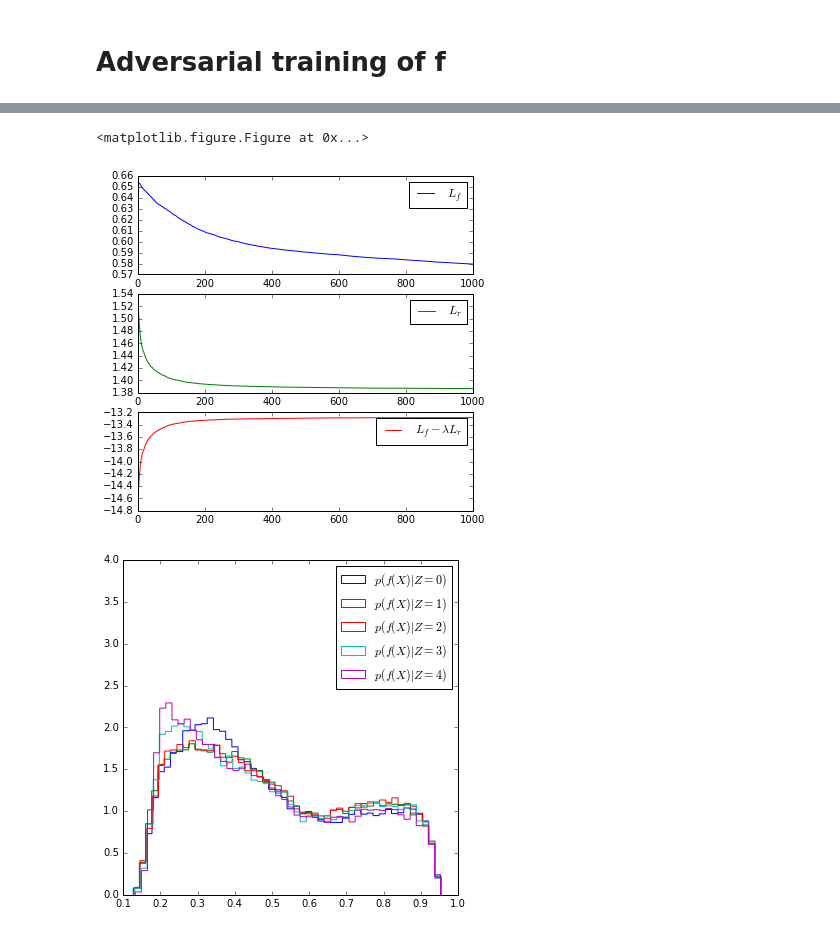
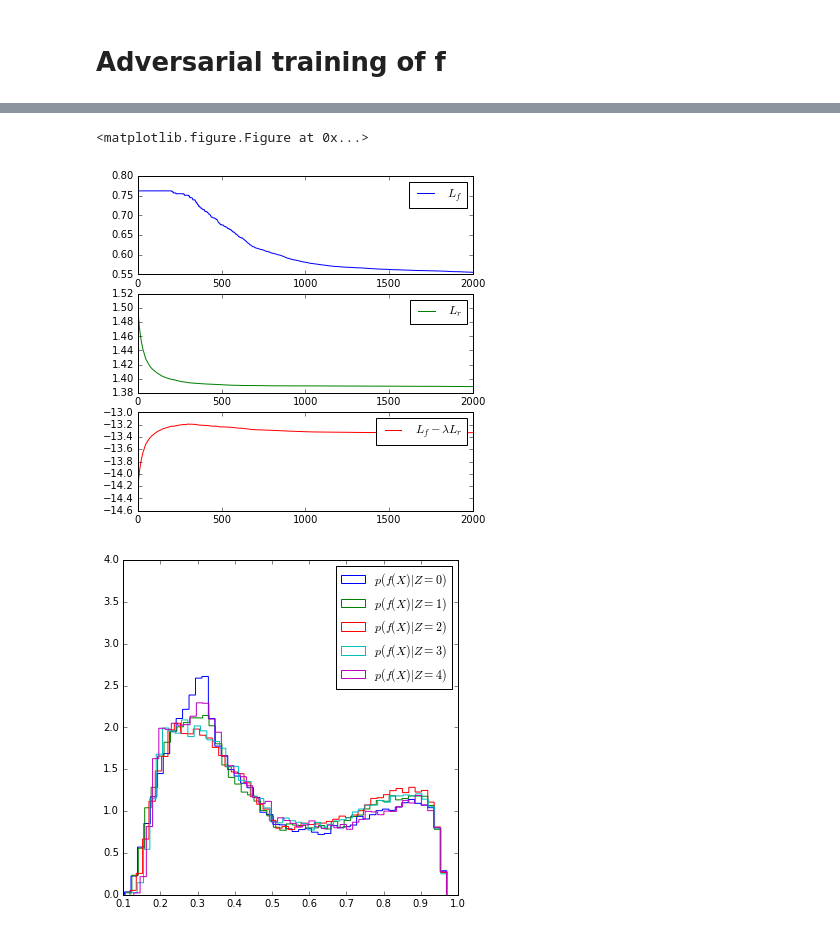
Before and after one commit to glouppe/paper-learning-to-pivot, a Jupyter notebook: code/Toy.ipynb, the cells around one changed output, grey strips where cells are left out. Cells and saved outputs as stored; diff of their text form; code cells hidden in the pictures.

```diff
--- a/code/Toy.ipynb
+++ b/code/Toy.ipynb
@@ -683,31 +685,41 @@ losses = {"L_f": [], "L_r": [], "L_f - L_r": []}
 # %%
 batch_size = 128
 
-for i in range(1001):
+prev_eval = np.inf
+
+for i in range(2001):
     l = DRf.evaluate(X_valid, [y_valid, z_valid], verbose=0)
     losses["L_f - L_r"].append(l[0][None][0])
     losses["L_f"].append(l[1][None][0])
     losses["L_r"].append(-l[2][None][0])
 
     if i % 50 == 0:
         plot_losses(i, losses)
 
-    # Fit D
-    D.trainable = True
-    R.trainable = False
-    indices = np.random.permutation(len(X_train))[:batch_size]
-    DRf.train_on_batch(X_train[indices], [y_train[indices], z_train[indices]])
+    # Fit R
+    current_eval = DfR.evaluate(X_valid, z_valid)
+    diff = np.abs(current_eval - prev_eval)
 
-    # Fit R
-    D.trainable = False
-    R.trainable = True
+    if diff >= 0.00001:
+        prev_eval = current_eval
+        print(i, diff)
 
-    for j in range(1):
+        D.trainable = False
+        R.trainable = True
+
+        for j in range(1):
+            indices = np.random.permutation(len(X_traembedded-picture))[:batch_size]
+            DfR.train_on_batch(X_train[indices], z_train[indices])
+
+    else:
+        # Fit D
+        D.trainable = True
+        R.trainable = False
         indices = np.random.permutation(len(X_train))[:batch_size]
-        DfR.train_on_batch(X_train[indices], z_train[indices])
+        DRf.train_on_batch(X_train[indices], [y_train[indices], z_train[indices]])
 # %% [output]
 <matplotlib.figure.Figure at 0x...>
-[figure, old version]
+[figure, new version]
 # %%
 #D.load_weights("D.weights")
 # %%
@@ -721,7 +733,7 @@ plt.ylim(0,4)
 plt.savefig("f-adversary.pdf")
 plt.show()
 # %% [output]
-[figure, old version]
+[figure, new version]
 # %%
 def plot_losses_final(losses):
     display.clear_output(wait=True)
```
Also changed, not shown: parts of 9 cells of this notebook, 2 other files.
